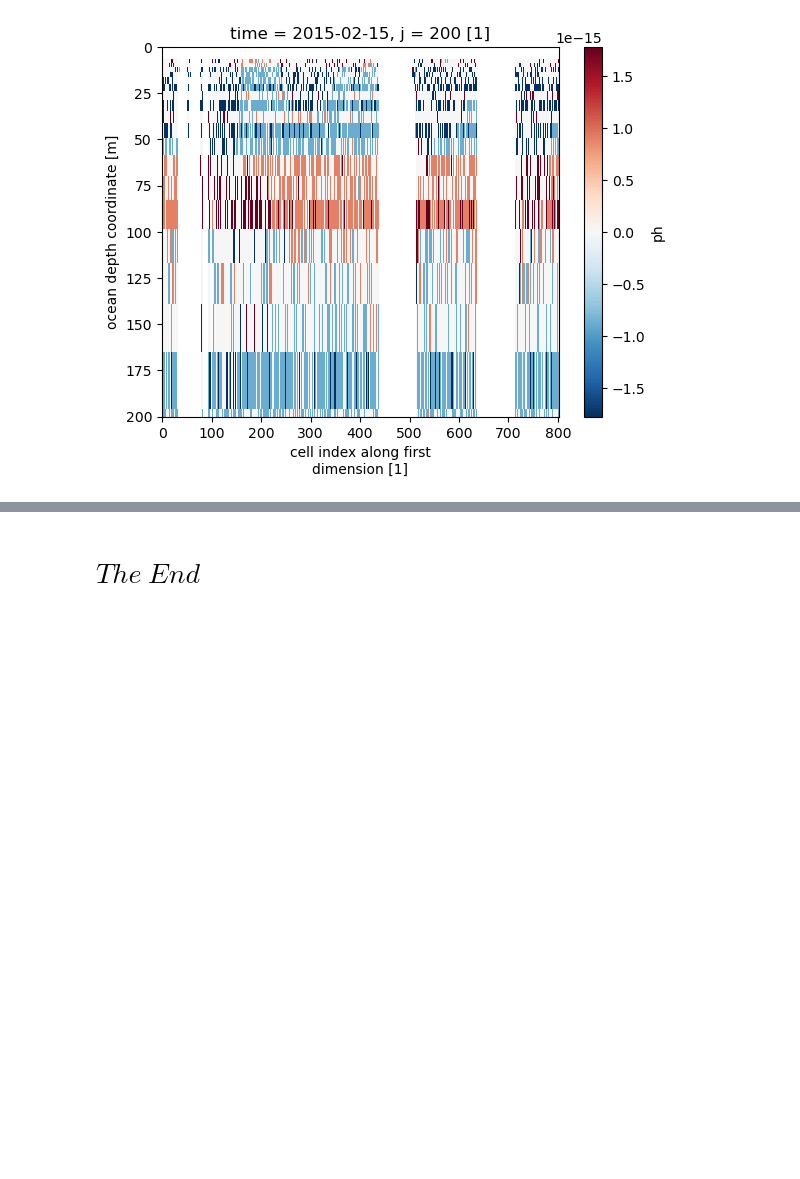
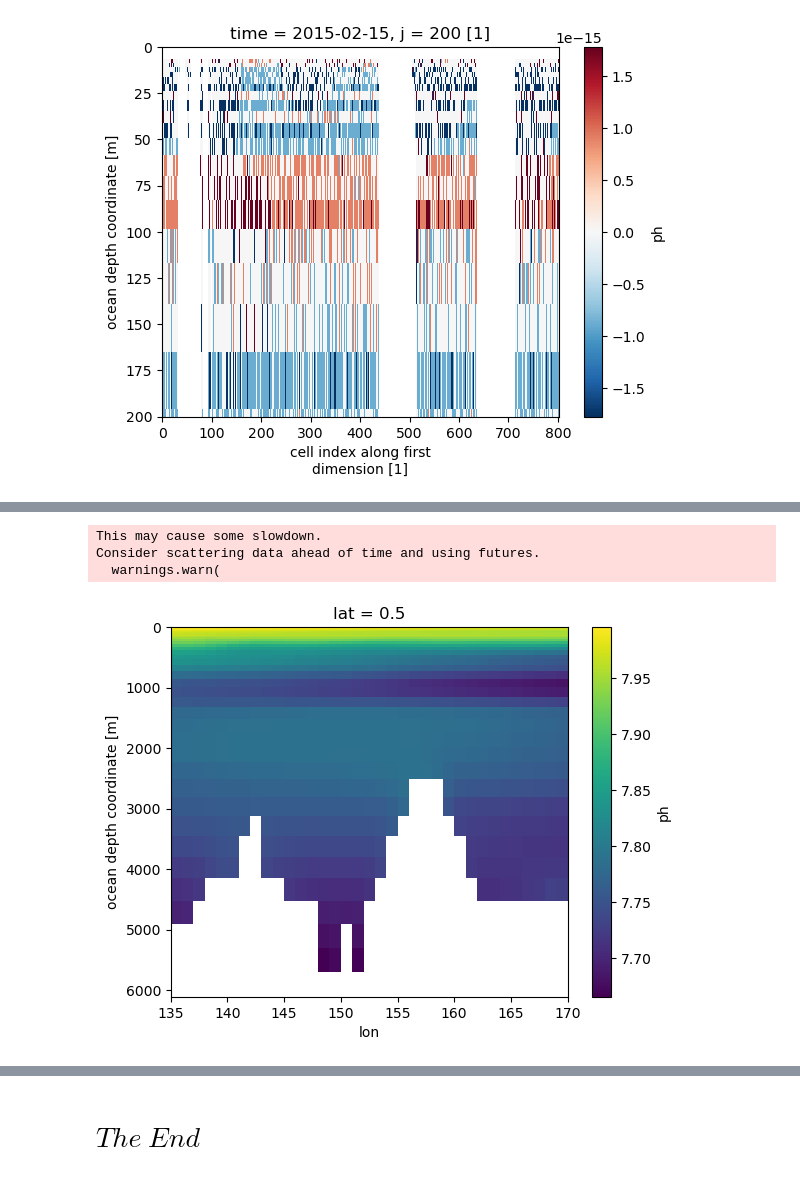
Before and after one commit to shared-climate-data-problems/CMIP-data-problems, a Jupyter notebook: notebooks/CMIP6_PH_sandbox.ipynb, the cells around one changed output, grey strips where cells are left out. Drawn from its saved outputs; the diff is of its cells as text; code cells hidden in the pictures; blank space fills up the shorter version.

```diff
--- a/notebooks/CMIP6_PH_sandbox.ipynb
+++ b/notebooks/CMIP6_PH_sandbox.ipynb
@@ -267,0 +555,3 @@ plt.show()
+# %%
+#interpolating to CMCC ocean levels
+temp_sub_lev = temp_sub.interp(lev=newlev,assume_sorted=True,method='linear')
@@ -267,0 +596,12 @@ plt.show()
+# %%
+temp_sub_lev.ph.mean('time').sel({'lat':0},method='nearest').plot()
+# Invert the y-axis
+plt.gca().invert_yaxis()
+
+# Show the plot
+plt.show()
+# %% [output]
+This may cause some slowdown.
+Consider scattering data ahead of time and using futures.
+  warnings.warn(
+[figure, added]
```
Also changed, not shown: parts of 22 cells of this notebook.
